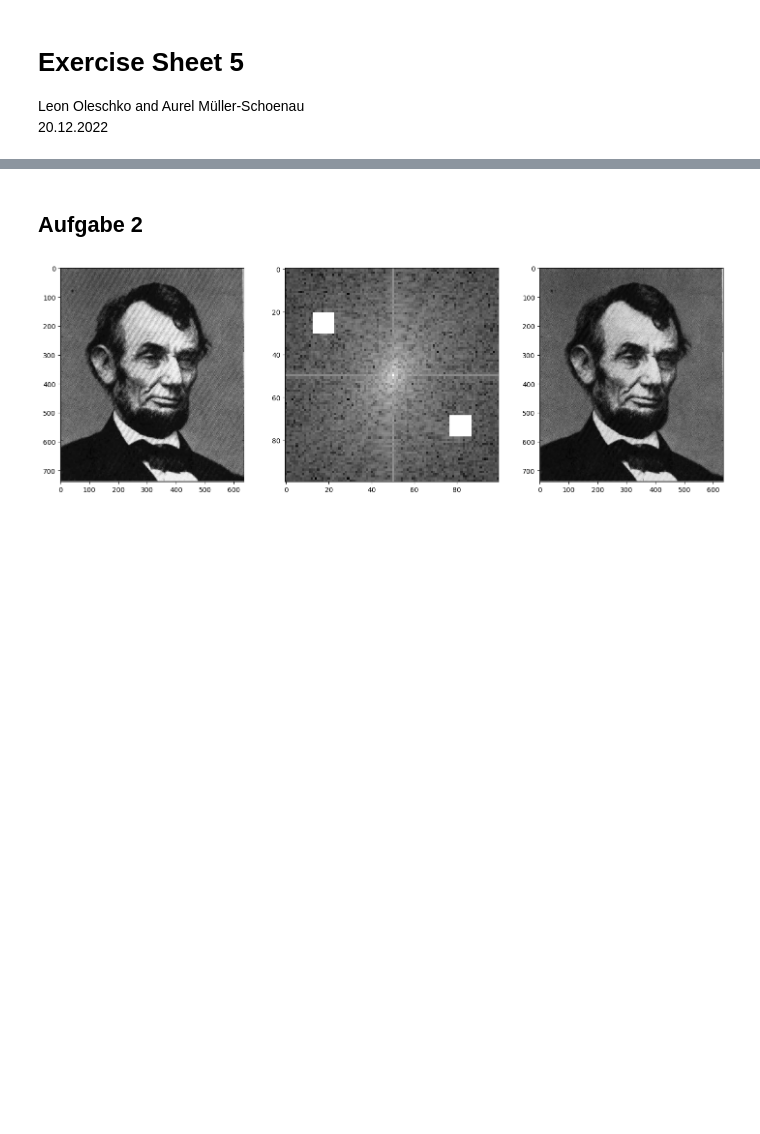
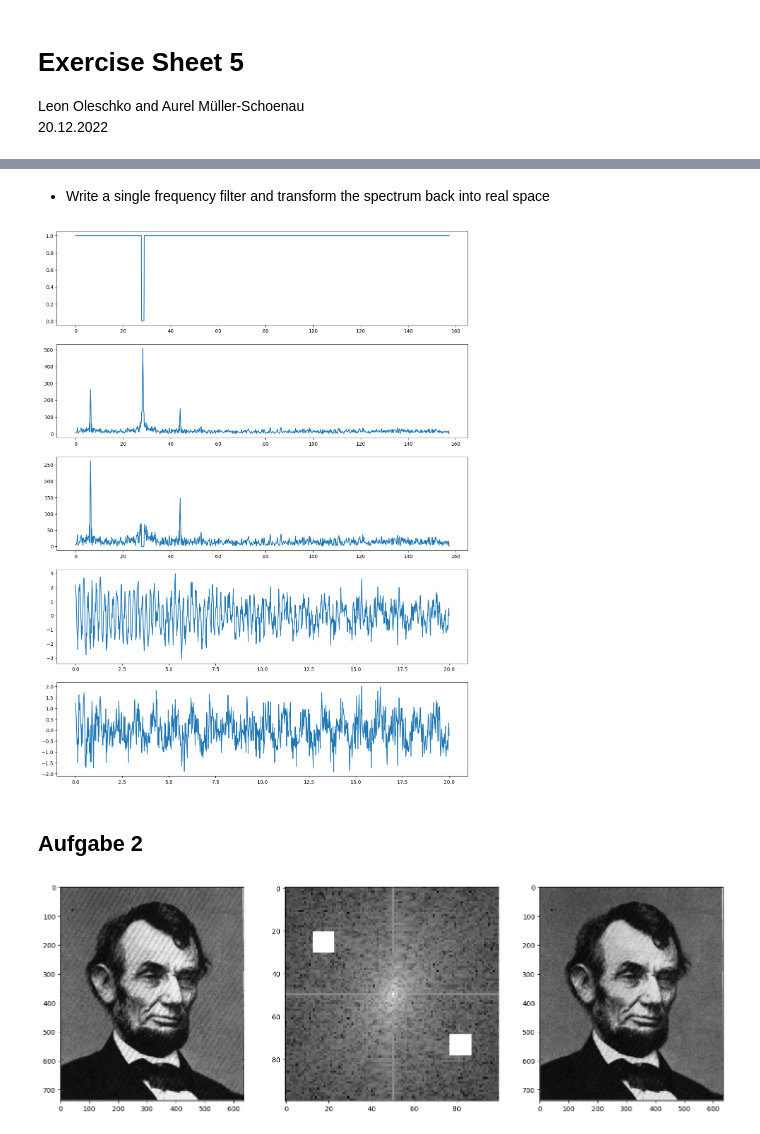
Before and after one commit to leoole100/Computerphysik2, a Jupyter notebook: blatt05/sheet05.ipynb, the cells around one changed output, grey strips where cells are left out. Saved outputs shown, nothing was run; the diff lists cells and outputs as text; code cells hidden in the pictures; blank space fills up the shorter version.

```diff
--- a/blatt05/sheet05.ipynb
+++ b/blatt05/sheet05.ipynb
@@ -11,3 +125,32 @@ import math
+# %% [markdown]
+
+- Write a single frequency filter and transform the spectrum back into real space
+# %%
+# new graph
+fig, ax = plt.subplots(5,1,figsize=(15,20))
+
+
+# define filter
+k_to_filter = 28.3 # let's try to filter out the peak at 28.3
+tolerance = 0.5
+
+filter = (k_range < (k_to_filter - tolerance)) + (k_range > (k_to_filter + tolerance))
+
+spectrum_filtered = filter * data_ft
+x_range_new, signal_new = fourier_transform(k_range, spectrum_filtered, inverse=1)
+
+# plot:
+ax[0].plot(k_range, filter) # the filter function
+ax[1].plot(k_range, np.abs(data_ft)) # the unfiltered spectrum
+ax[2].plot(k_range, np.abs(spectrum_filtered)) # the filtered spectrum
+ax[3].plot(x_range, np.real(data)) # the unfiltered signal
+ax[4].plot(x_range_new, np.real(signal_new)) # the signal reconstructed from the filtered spectrum
+
+# note: the filtered signal looks noisier because the y range in the figure is different
+
+plt.show()
+# %% [output]
+[figure, added]
 # %% [markdown]
 ## Aufgabe 2
 # %%
```
Also changed, not shown: parts of 4 cells of this notebook.
